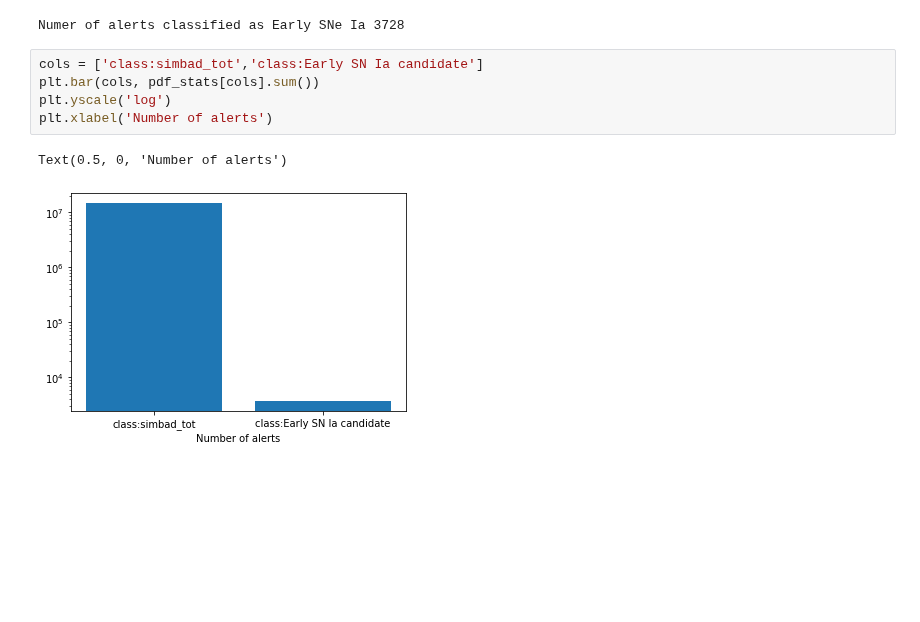
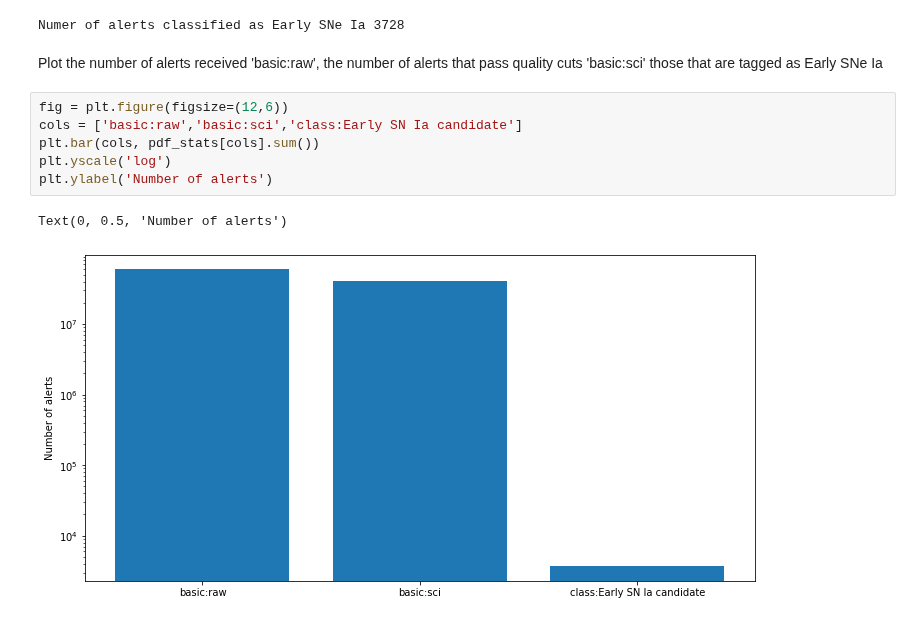
Before and after one commit to astrolabsoftware/fink-tutorials, a Jupyter notebook: events/2022/supernova.ipynb, the cells around one changed output. Saved outputs shown, nothing was run; the diff lists cells and outputs as text; blank space fills up the shorter version.

```diff
--- a/events/2022/supernova.ipynb
+++ b/events/2022/supernova.ipynb
@@ -293,11 +291,14 @@ n_alerts_earlySNeIa = pdf_stats['class:Early SN Ia candidate'].sum()
 print(f"Numer of alerts classified as Early SNe Ia {int(n_alerts_earlySNeIa)}")
 # %% [output]
 Numer of alerts classified as Early SNe Ia 3728
+# %% [markdown]
+Plot the number of alerts received 'basic:raw', the number of alerts that pass quality cuts 'basic:sci' those that are tagged as Early SNe Ia
 # %%
-cols = ['class:simbad_tot','class:Early SN Ia candidate']
+fig = plt.figure(figsize=(12,6))
+cols = ['basic:raw','basic:sci','class:Early SN Ia candidate']
 plt.bar(cols, pdf_stats[cols].sum())
 plt.yscale('log')
-plt.xlabel('Number of alerts')
+plt.ylabel('Number of alerts')
 # %% [output]
-Text(0.5, 0, 'Number of alerts')
+Text(0, 0.5, 'Number of alerts')
-[figure, old version]
+[figure, new version]
```
Also changed, not shown: parts of 5 cells of this notebook.
